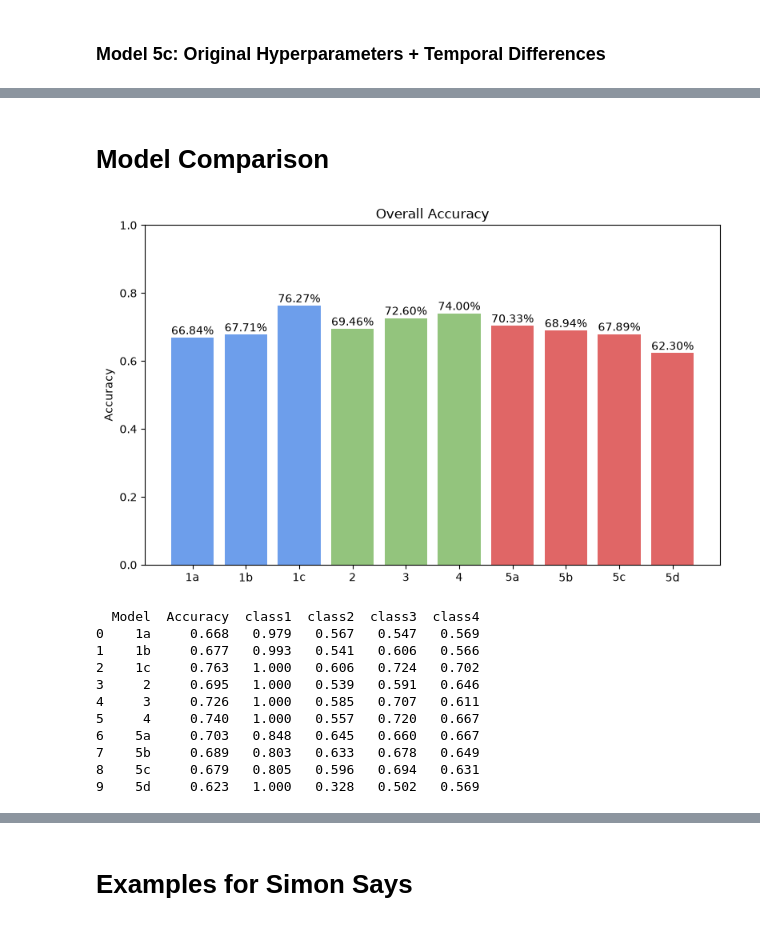
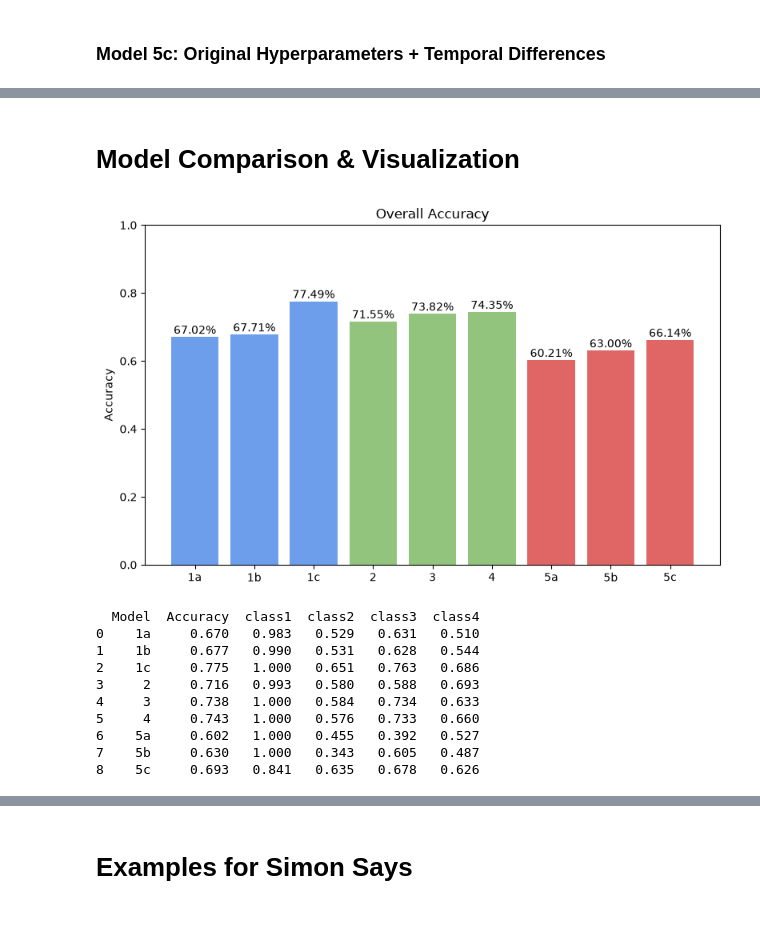
Before and after one commit to mschl7/action_recognition, a Jupyter notebook: main.ipynb, the cells around one changed output, grey strips where cells are left out. Cells and saved outputs as stored; diff of their text form; code cells hidden in the pictures.

```diff
--- a/main.ipynb
+++ b/main.ipynb
@@ -1616,54 +1537,51 @@ weighted avg     0.6731    0.6230    0.6006       573
 # %% [markdown]
-# Model Comparison
+# Model Comparison & Visualization
 # %%
 total_acc = [
     acc_model1a,
     acc_model1b,
-    acc_model1c,###change
+    acc_model1c,
     acc_model2,
     acc_model3,
     acc_model4,
-    ####change !!!!!!!!!!!!!!
     acc_model5a,
     acc_model5b,
-    acc_model5c,
-    acc_model5d
-]
+    acc_model5c]
+
 labels = ["1a",
     "1b",
     "1c",
     "2",
     "3",
     "4",
     "5a",
     "5b",
-    "5c",
-    "5d"]
+    "5c"]
 
-colors = ["#6d9eeb"] * 3 + ["#93c47d"] * 3 + ["#e06666"] * 4
+colors = ["#6d9eeb"] * 3 + ["#93c47d"] * 3 + ["#e06666"] * 3
 
 plt.figure(figsize=(8, 5))
 bars = plt.bar(labels, total_acc, color= colors)
 
 plt.ylabel("Accuracy")
 plt.title("Overall Accuracy")
 plt.ylim(0, 1)
 
 # Add values above bars
 for bar, acc in zip(bars, total_acc):
     plt.text(
         bar.get_x() + bar.get_width() / 2,
         bar.get_height() + 0.01,
         f"{acc:.2%}",
         ha="center"
     )
 
 plt.tight_layout()
 plt.show()
 # %% [output]
-[figure, old version]
+[figure, new version]
 # %%
-f1_scores =[f1_scores_model1a, f1_scores_model1b, f1_scores_model1c, f1_scores_model2, f1_scores_model3, f1_scores_model4, f1_scores_model5a, f1_scores_model5b, f1_scores_model5c, f1_scores_model5d]
+f1_scores =[f1_scores_model1a, f1_scores_model1b, f1_scores_model1c, f1_scores_model2, f1_scores_model3, f1_scores_model4, f1_scores_model5a, f1_scores_model5b, f1_scores_model5c]
 
 df = pd.DataFrame({
     "Model": labels,
@@ -1677,13 +1595,12 @@ df = df.round(3)
 print(df)
 # %% [output]
   Model  Accuracy  class1  class2  class3  class4
-0    1a     0.668   0.979   0.567   0.547   0.569
-1    1b     0.677   0.993   0.541   0.606   0.566
-2    1c     0.763   1.000   0.606   0.724   0.702
-3     2     0.695   1.000   0.539   0.591   0.646
-4     3     0.726   1.000   0.585   0.707   0.611
-5     4     0.740   1.000   0.557   0.720   0.667
-6    5a     0.703   0.848   0.645   0.660   0.667
-7    5b     0.689   0.803   0.633   0.678   0.649
-8    5c     0.679   0.805   0.596   0.694   0.631
-9    5d     0.623   1.000   0.328   0.502   0.569
+0    1a     0.670   0.983   0.529   0.631   0.510
+1    1b     0.677   0.990   0.531   0.628   0.544
+2    1c     0.775   1.000   0.651   0.763   0.686
+3     2     0.716   0.993   0.580   0.588   0.693
+4     3     0.738   1.000   0.584   0.734   0.633
+5     4     0.743   1.000   0.576   0.733   0.660
+6    5a     0.602   1.000   0.455   0.392   0.527
+7    5b     0.630   1.000   0.343   0.605   0.487
+8    5c     0.693   0.841   0.635   0.678   0.626
```
Also changed, not shown: parts of 28 cells of this notebook, 16 other files.
